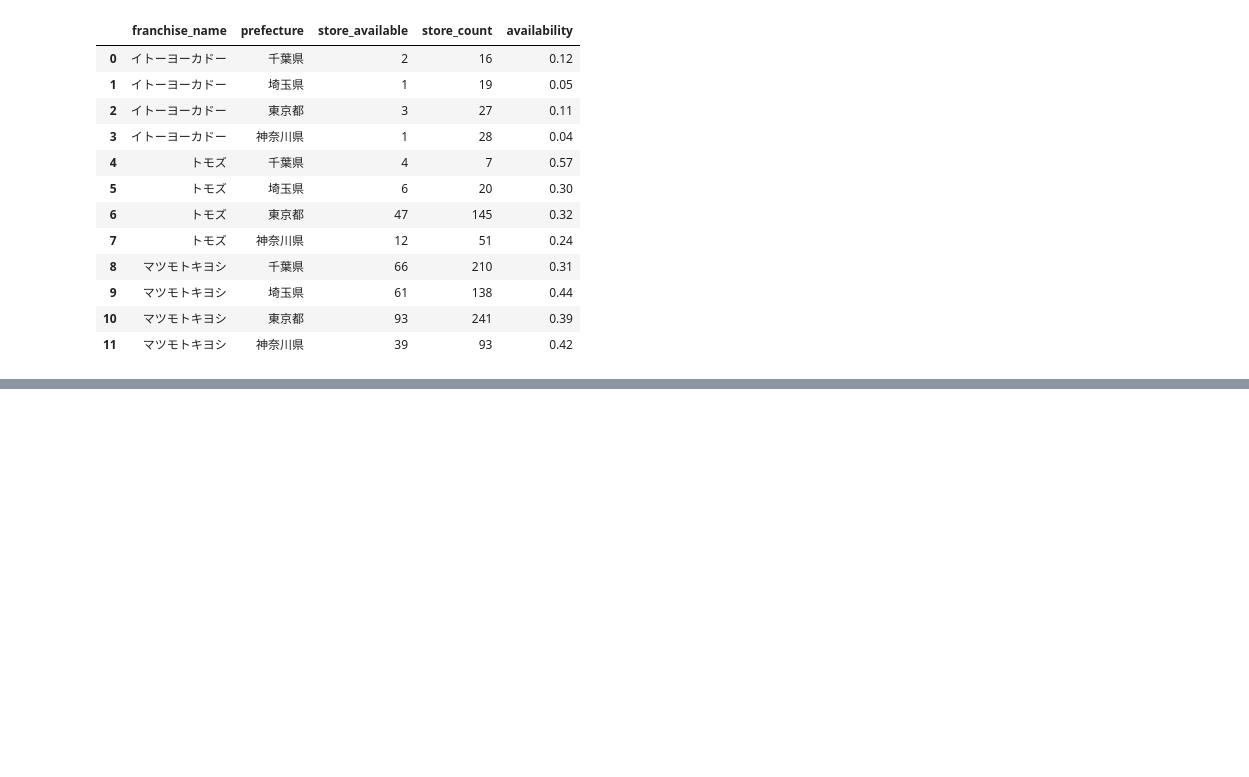
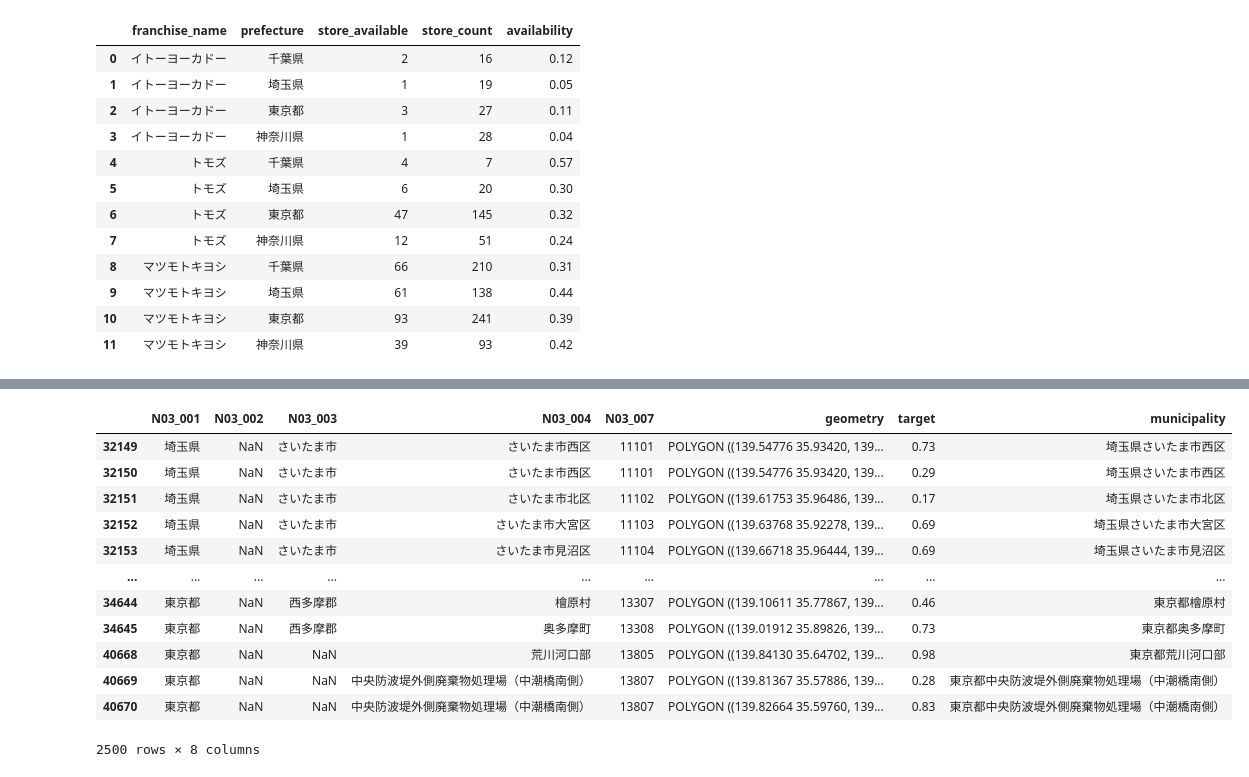
Before and after one commit to Kensuzuki95/EY_Assignment, a Jupyter notebook: Assignment_Analysis.ipynb, the cells around one changed output, grey strips where cells are left out. Cells and saved outputs as stored; diff of their text form; code cells hidden in the pictures; blank space fills up the shorter version.

```diff
--- a/Assignment_Analysis.ipynb
+++ b/Assignment_Analysis.ipynb
@@ -806,0 +1016,17 @@ product_availability
+# %%
+jp_map_mod['municipality'] = jp_map_mod['N03_001'] + jp_map_mod['N03_004']
+jp_map_mod
+# %% [output]
+|  | N03_001 | N03_002 | N03_003 | N03_004 | N03_007 | geometry | target | municipality |
+| 32149 | 埼玉県 | NaN | さいたま市 | さいたま市西区 | 11101 | POLYGON ((139.54776 35.93420, 139... | 0.73 | 埼玉県さいたま市西区 |
+| 32150 | 埼玉県 | NaN | さいたま市 | さいたま市西区 | 11101 | POLYGON ((139.54776 35.93420, 139... | 0.29 | 埼玉県さいたま市西区 |
+| 32151 | 埼玉県 | NaN | さいたま市 | さいたま市北区 | 11102 | POLYGON ((139.61753 35.96486, 139... | 0.17 | 埼玉県さいたま市北区 |
+| 32152 | 埼玉県 | NaN | さいたま市 | さいたま市大宮区 | 11103 | POLYGON ((139.63768 35.92278, 139... | 0.69 | 埼玉県さいたま市大宮区 |
+| 32153 | 埼玉県 | NaN | さいたま市 | さいたま市見沼区 | 11104 | POLYGON ((139.66718 35.96444, 139... | 0.69 | 埼玉県さいたま市見沼区 |
+| ... | ... | ... | ... | ... | ... | ... | ... | ... |
+| 34644 | 東京都 | NaN | 西多摩郡 | 檜原村 | 13307 | POLYGON ((139.10611 35.77867, 139... | 0.46 | 東京都檜原村 |
+| 34645 | 東京都 | NaN | 西多摩郡 | 奥多摩町 | 13308 | POLYGON ((139.01912 35.89826, 139... | 0.73 | 東京都奥多摩町 |
+| 40668 | 東京都 | NaN | NaN | 荒川河口部 | 13805 | POLYGON ((139.84130 35.64702, 139... | 0.98 | 東京都荒川河口部 |
+| 40669 | 東京都 | NaN | NaN | 中央防波堤外側廃棄物処理場（中潮橋南側） | 13807 | POLYGON ((139.81367 35.57886, 139... | 0.28 | 東京都中央防波堤外側廃棄物処理場（中潮橋南側） |
+| 40670 | 東京都 | NaN | NaN | 中央防波堤外側廃棄物処理場（中潮橋南側） | 13807 | POLYGON ((139.82664 35.59760, 139... | 0.83 | 東京都中央防波堤外側廃棄物処理場（中潮橋南側） |
+2500 rows × 8 columns
```
Also changed, not shown: parts of 19 cells of this notebook.
